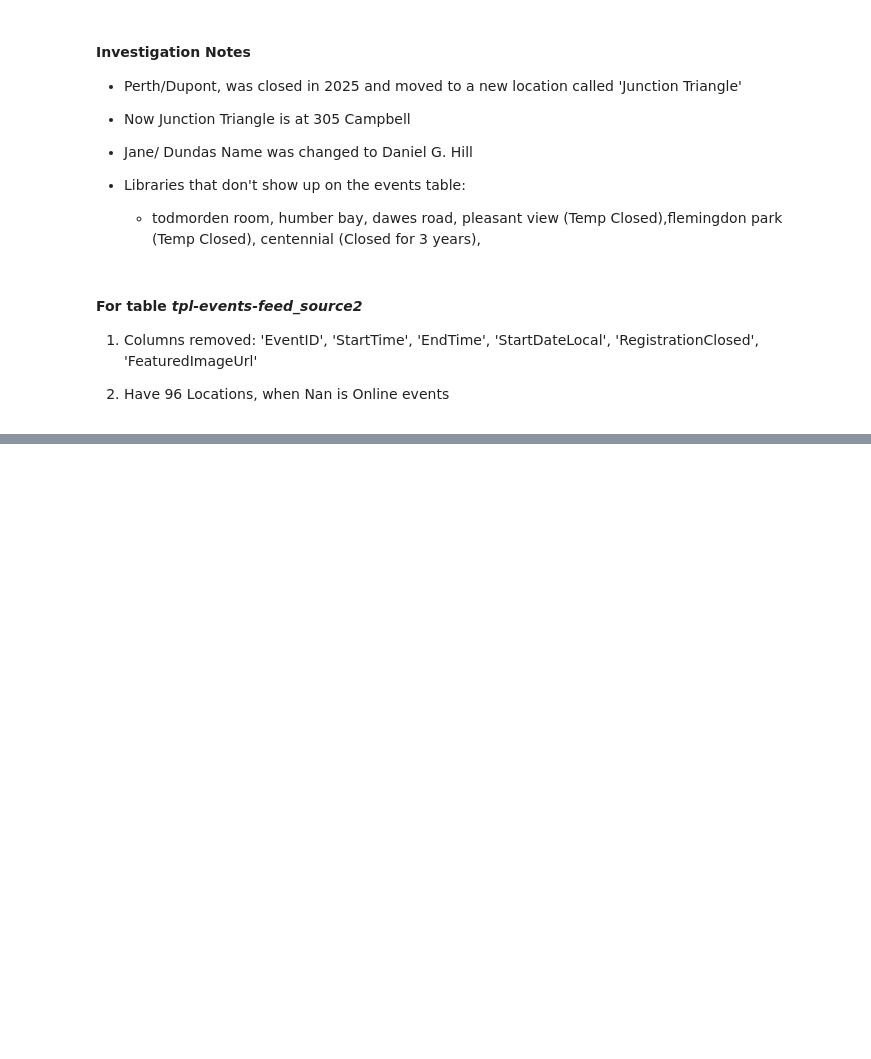
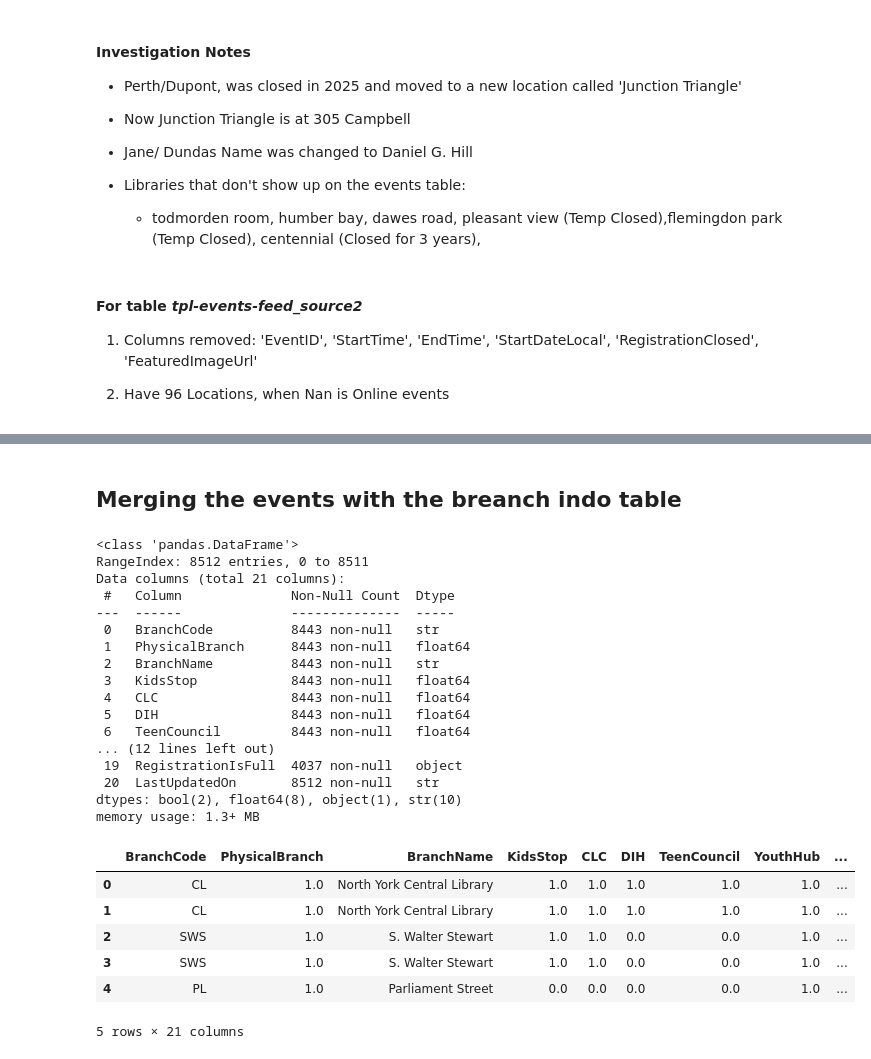
Before and after one commit to EdenKhazma/UVolunteer, a Jupyter notebook: TLPP-Dashboard/final_notes.ipynb, the cells around one changed output, grey strips where cells are left out. Saved outputs shown, nothing was run; the diff lists cells and outputs as text; code cells hidden in the pictures; blank space fills up the shorter version.

```diff
--- a/TLPP-Dashboard/final_notes.ipynb
+++ b/TLPP-Dashboard/final_notes.ipynb
@@ -188,0 +188,38 @@ print(diff_a)
+# %% [markdown]
+## Merging the events with the breanch indo table
+# %%
+merged_data = tpl_BGI_2023_cl.merge(
+    tpl_EFS2_cl,
+    left_on='BranchName',      # column name in left table
+    right_on='LocationName',     # column name in right table
+    how='right'           # join type
+)
+
+merged_data.info()
+merged_data.head(5)
+# merged_data.Audiences.unique()
+# %% [output]
+<class 'pandas.DataFrame'>
+RangeIndex: 8512 entries, 0 to 8511
+Data columns (total 21 columns):
+ #   Column              Non-Null Count  Dtype
+---  ------              --------------  -----
+ 0   BranchCode          8443 non-null   str
+ 1   PhysicalBranch      8443 non-null   float64
+ 2   BranchName          8443 non-null   str
+ 3   KidsStop            8443 non-null   float64
+ 4   CLC                 8443 non-null   float64
+ 5   DIH                 8443 non-null   float64
+ 6   TeenCouncil         8443 non-null   float64
+... (12 lines left out)
+ 19  RegistrationIsFull  4037 non-null   object
+ 20  LastUpdatedOn       8512 non-null   str
+dtypes: bool(2), float64(8), object(1), str(10)
+memory usage: 1.3+ MB
+|  | BranchCode | PhysicalBranch | BranchName | KidsStop | CLC | DIH | TeenCouncil | YouthHub | ... |
+| 0 | CL | 1.0 | North York Central Library | 1.0 | 1.0 | 1.0 | 1.0 | 1.0 | ... |
+| 1 | CL | 1.0 | North York Central Library | 1.0 | 1.0 | 1.0 | 1.0 | 1.0 | ... |
+| 2 | SWS | 1.0 | S. Walter Stewart | 1.0 | 1.0 | 0.0 | 0.0 | 1.0 | ... |
+| 3 | SWS | 1.0 | S. Walter Stewart | 1.0 | 1.0 | 0.0 | 0.0 | 1.0 | ... |
+| 4 | PL | 1.0 | Parliament Street | 0.0 | 0.0 | 0.0 | 0.0 | 1.0 | ... |
+5 rows × 21 columns
```
Also changed, not shown: parts of 19 cells of this notebook, 2 other files.
